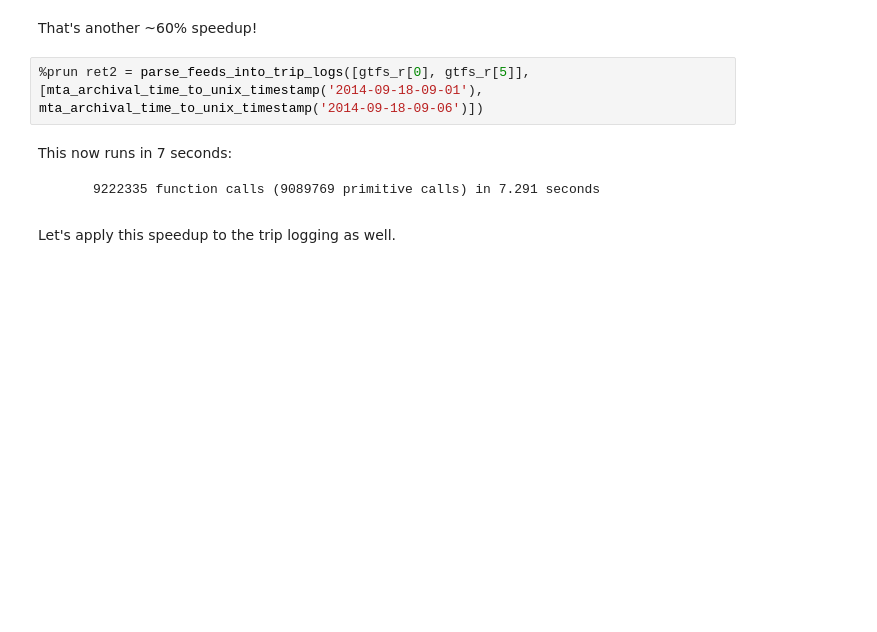
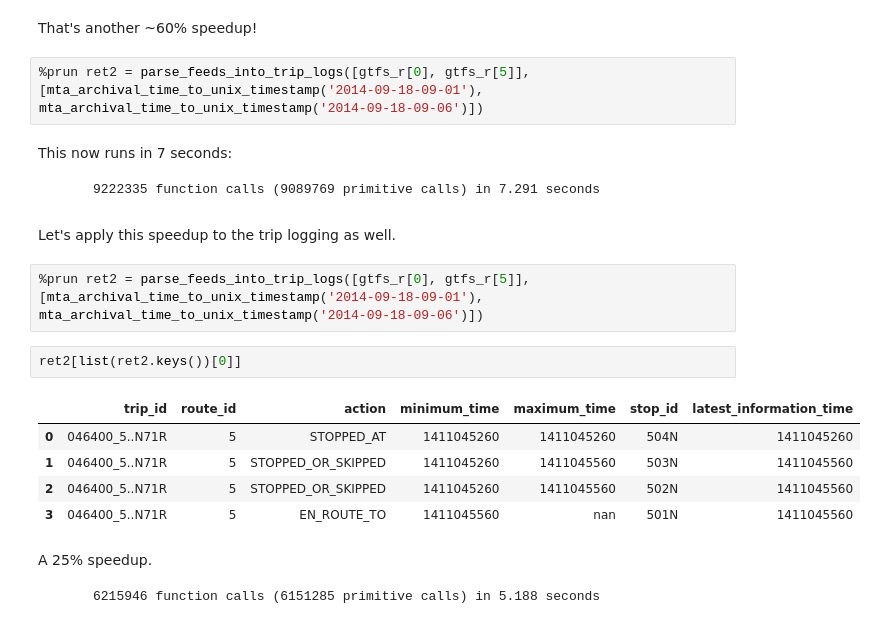
Before and after one commit to ResidentMario/mta-data-exploration-old, a Jupyter notebook: notebooks/12 Performance Adjustment on Joins.ipynb, the cells around one changed output. Cells and saved outputs as stored; diff of their text form; blank space fills up the shorter version.

Commit message:
Last speedups. 25x improvement.

```diff
--- a/notebooks/12 Performance Adjustment on Joins.ipynb
+++ b/notebooks/12 Performance Adjustment on Joins.ipynb
@@ -294,3 +294,17 @@ This now runs in 7 seconds:
          9222335 function calls (9089769 primitive calls) in 7.291 seconds
 # %% [markdown]
 Let's apply this speedup to the trip logging as well.
+# %%
+%prun ret2 = parse_feeds_into_trip_logs([gtfs_r[0], gtfs_r[5]], [mta_archival_time_to_unix_timestamp('2014-09-18-09-01'), mta_archival_time_to_unix_timestamp('2014-09-18-09-06')])
+# %%
+ret2[list(ret2.keys())[0]]
+# %% [output]
+|  | trip_id | route_id | action | minimum_time | maximum_time | stop_id | latest_information_time |
+| 0 | 046400_5..N71R | 5 | STOPPED_AT | 1411045260 | 1411045260 | 504N | 1411045260 |
+| 1 | 046400_5..N71R | 5 | STOPPED_OR_SKIPPED | 1411045260 | 1411045560 | 503N | 1411045560 |
+| 2 | 046400_5..N71R | 5 | STOPPED_OR_SKIPPED | 1411045260 | 1411045560 | 502N | 1411045560 |
+| 3 | 046400_5..N71R | 5 | EN_ROUTE_TO | 1411045560 | nan | 501N | 1411045560 |
+# %% [markdown]
+A 25% speedup.
+
+         6215946 function calls (6151285 primitive calls) in 5.188 seconds
```
Also changed, not shown: parts of 12 cells of this notebook, 1 other file.
